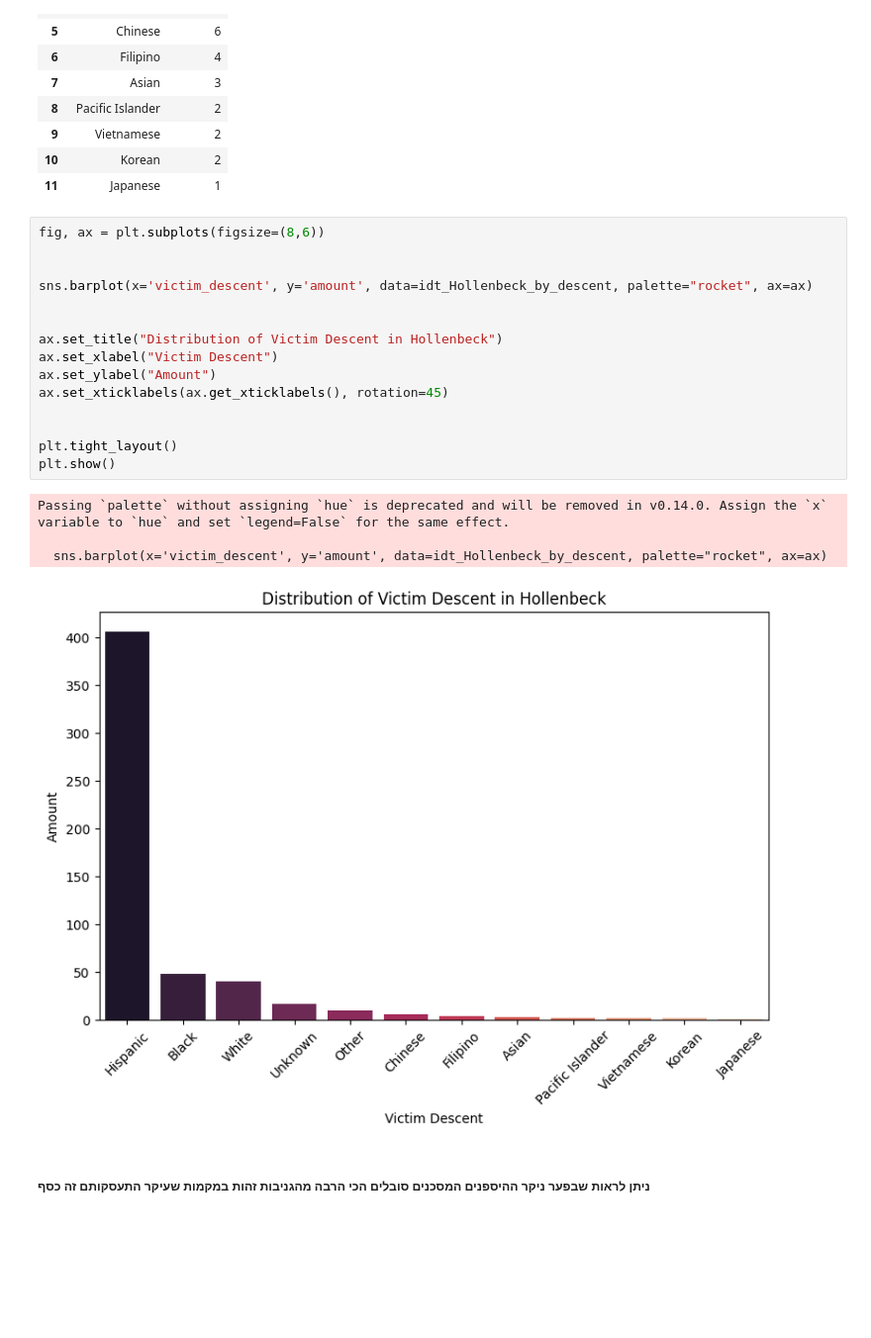
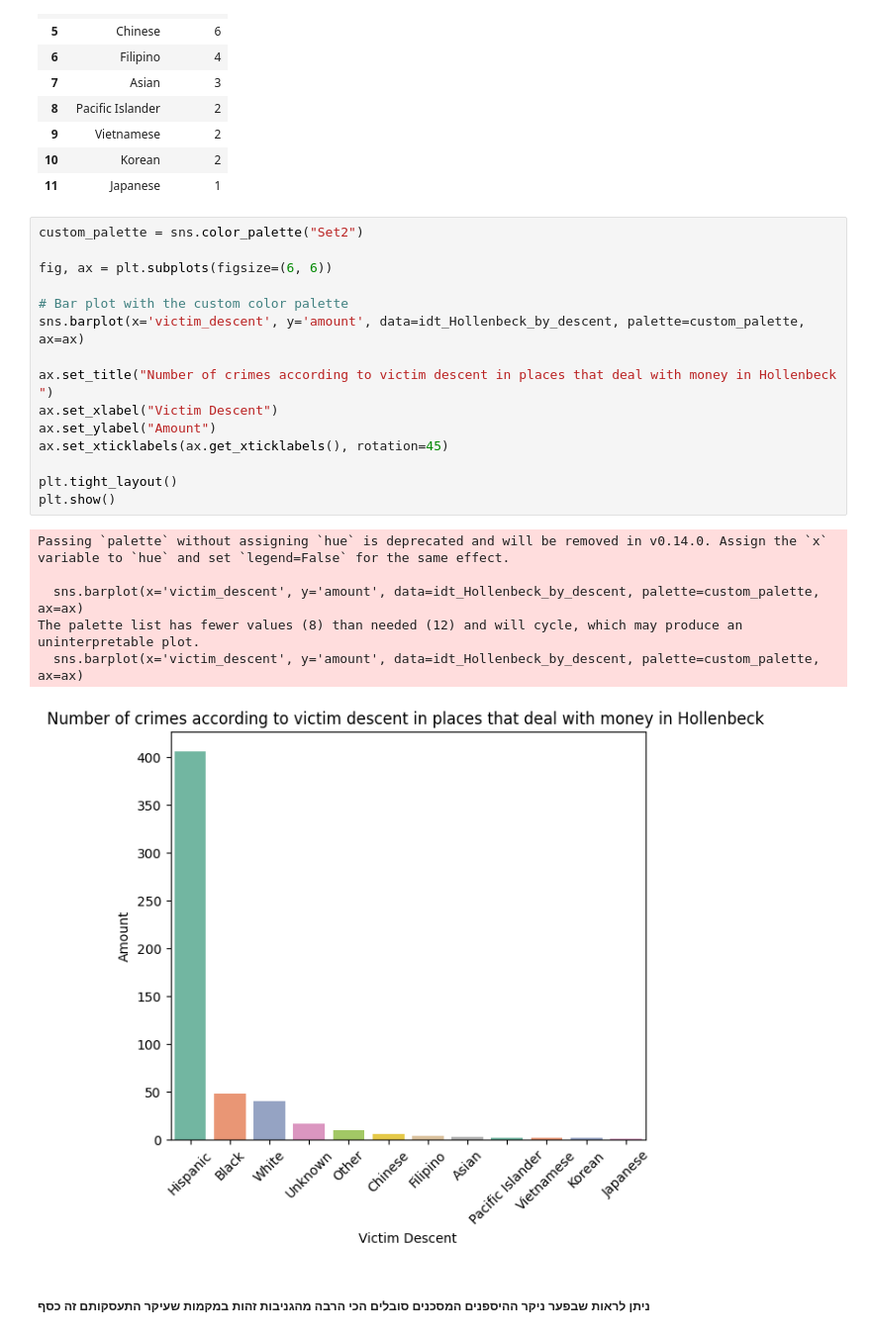
Before and after one commit to BareLevi/Data_Analysis_Final_Project, a Jupyter notebook: Ella_Tomer_bBarel_project_updated.ipynb, the cells around one changed output. Shown at 99% size. Drawn from its saved outputs; the diff is of its cells as text; blank space fills up the shorter version.

```diff
--- a/Ella_Tomer_bBarel_project_updated.ipynb
+++ b/Ella_Tomer_bBarel_project_updated.ipynb
@@ -925,25 +821,27 @@ idt_Hollenbeck_by_descent
 | 10 | Korean | 2 |
 | 11 | Japanese | 1 |
 # %%
-fig, ax = plt.subplots(figsize=(8,6))
+custom_palette = sns.color_palette("Set2")
 
+fig, ax = plt.subplots(figsize=(6, 6))
 
-sns.barplot(x='victim_descent', y='amount', data=idt_Hollenbeck_by_descent, palette="rocket", ax=ax)
+# Bar plot with the custom color palette
+sns.barplot(x='victim_descent', y='amount', data=idt_Hollenbeck_by_descent, palette=custom_palette, ax=ax)
 
-
-ax.set_title("Distribution of Victim Descent in Hollenbeck")
+ax.set_title("Number of crimes according to victim descent in places that deal with money in Hollenbeck ")
 ax.set_xlabel("Victim Descent")
 ax.set_ylabel("Amount")
 ax.set_xticklabels(ax.get_xticklabels(), rotation=45)
 
-
 plt.tight_layout()
 plt.show()
 # %% [output]
 Passing `palette` without assigning `hue` is deprecated and will be removed in v0.14.0. Assign the `x` variable to `hue` and set `legend=False` for the same effect.
 
-  sns.barplot(x='victim_descent', y='amount', data=idt_Hollenbeck_by_descent, palette="rocket", ax=ax)
+  sns.barplot(x='victim_descent', y='amount', data=idt_Hollenbeck_by_descent, palette=custom_palette, ax=ax)
+The palette list has fewer values (8) than needed (12) and will cycle, which may produce an uninterpretable plot.
+  sns.barplot(x='victim_descent', y='amount', data=idt_Hollenbeck_by_descent, palette=custom_palette, ax=ax)
-[figure, old version]
+[figure, new version]
 # %% [markdown]
 ##### ניתן לראות שבפער ניקר ההיספנים המסכנים סובלים הכי הרבה מהגניבות זהות במקמות  שעיקר התעסקותם זה כסף
 # %%
```
Also changed, not shown: parts of 20 cells of this notebook.
